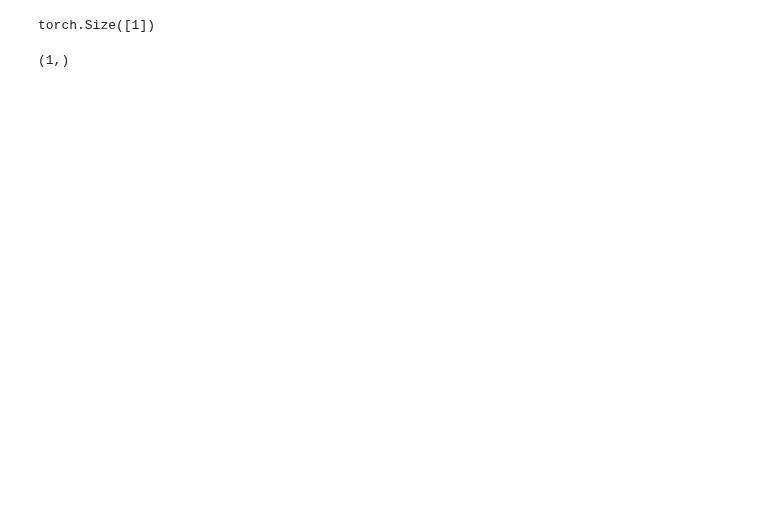
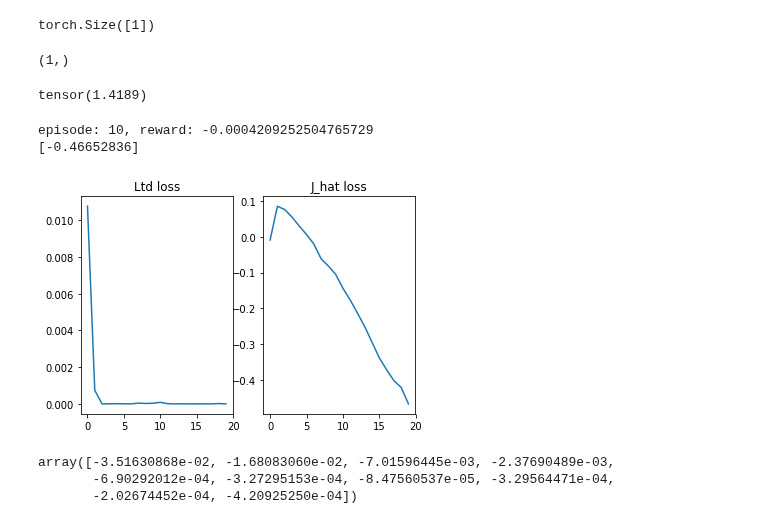
Before and after one commit to nik31096/Practical_RL, a Jupyter notebook: week7_pomdp/MountainCarContinious-v0.ipynb, the cells around one changed output. Cells and saved outputs as stored; diff of their text form; code cells hidden in the pictures; blank space fills up the shorter version.

Commit message:
Make some refactoring, problems with discrete action space

```diff
--- a/week7_pomdp/MountainCarContinious-v0.ipynb
+++ b/week7_pomdp/MountainCarContinious-v0.ipynb
@@ -107,10 +648,9 @@ def compute_J_hat(states, actions, rewards, next_states, gamma):
 # %%
-def train(gamma=0.98, episodes=10, tmax=1000):
-    Ltd_opt = torch.optim.Adam(policy_estimator.parameters(), lr=0.001)
-    J_opt = torch.optim.Adam(value_estimator.parameters(), lr=0.001)
+def train(gamma=0.99, episodes=10, tmax=1000):
+    opt = torch.optim.Adam(list(policy_estimator.parameters()) + list(value_estimator.parameters()), lr=1e-3)
     rewards = []
-    loss_Ltd = []
-    loss_J = []
+    loss_values_L = []
+    loss_values_J = []
     for i_episode in range(episodes):
         state = env.reset()
         episode_rewards = []
@@ -122,31 +662,26 @@ def train(gamma=0.98, episodes=10, tmax=1000):
 
             episode_rewards.append(reward)
 
-            Ltd = compute_td_loss(state, reward, next_state, gamma)
-            if t % 100 == 0:
-                loss_Ltd.append(Ltd)
-            Ltd.backward()
-            Ltd_opt.step()
-            Ltd_opt.zero_grad()
+            Ltd = compute_critic_loss(opt, state, reward, next_state, gamma)
 
-            J = compute_J_hat(state, action, reward, next_state, gamma)
-            if t % 100 == 0:
-                loss_J.append(J)
-            J.backward()
-            J_opt.step()
-            J_opt.zero_grad()
+            J = compute_actor_loss(opt, state, action, reward, next_state, gamma)
+            if t % 500 == 0:
+                loss_values_J.append(J)
+                loss_values_L.append(Ltd)
 
             if done:
                 break
 
         rewards.append(np.mean(np.array(episode_rewards)))
+        clear_output(True)
         print("episode: {}, reward: {}".format(i_episode + 1, np.mean(np.array(episode_rewards))))
-    plt.subplot(121)
-    plt.plot(loss_Ltd)
-    plt.title("Ltd loss")
-    plt.subplot(122)
-    plt.plot(loss_J)
-    plt.title("J_hat loss")
-    plt.show()
+        print(loss_values_J[-1])
+        plt.subplot(121)
+        plt.plot(loss_values_L)
+        plt.title("Ltd loss")
+        plt.subplot(122)
+        plt.plot(loss_values_J)
+        plt.title("J_hat loss")
+        plt.show()
 
     return np.array(rewards)
@@ -152,0 +690,13 @@ def train(gamma=0.98, episodes=10, tmax=1000):
+# %%
+normal.entropy()
+# %% [output]
+tensor(1.4189)
+# %%
+train()
+# %% [output]
+episode: 10, reward: -0.0004209252504765729
+[-0.46652836]
+[figure, added]
+array([-3.51630868e-02, -1.68083060e-02, -7.01596445e-03, -2.37690489e-03,
+       -6.90292012e-04, -3.27295153e-04, -8.47560537e-05, -3.29564471e-04,
+       -2.02674452e-04, -4.20925250e-04])
```
Also changed, not shown: parts of 22 cells of this notebook.
